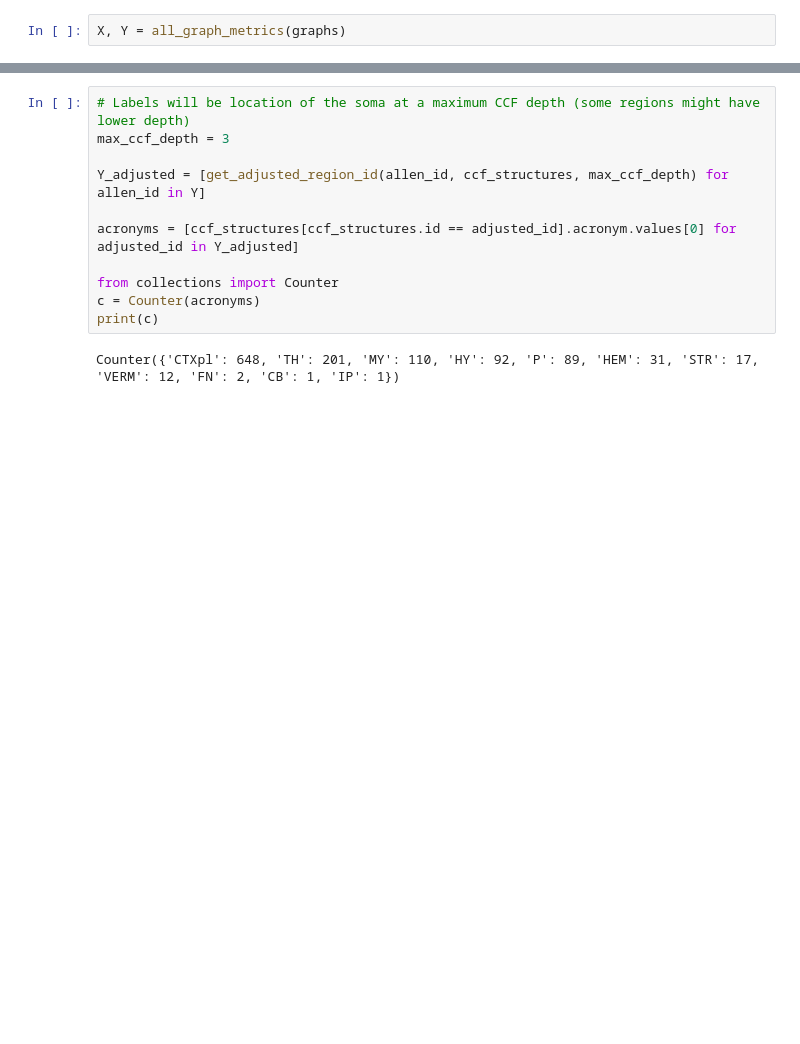
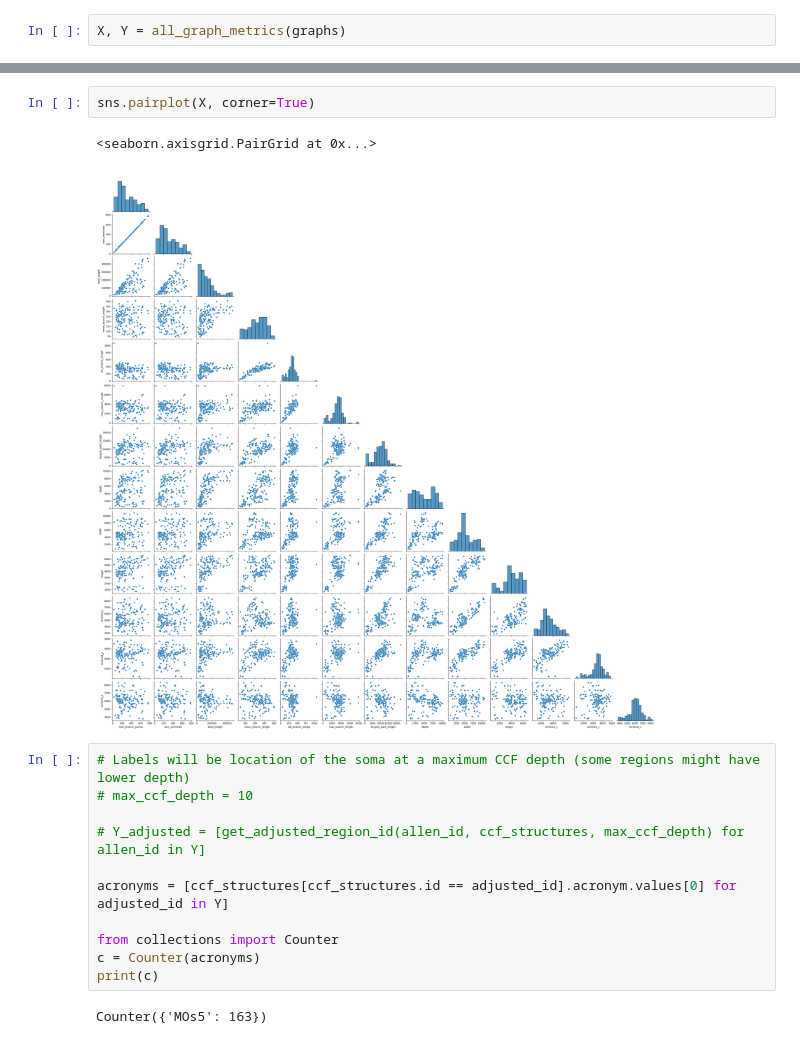
Before and after one commit to AllenNeuralDynamics/CNC-Exaspim-Workshop, a Jupyter notebook: code/networkx.ipynb, the cells around one changed output, grey strips where cells are left out. Drawn from its saved outputs; the diff is of its cells as text; blank space fills up the shorter version.

```diff
--- a/code/networkx.ipynb
+++ b/code/networkx.ipynb
@@ -745,16 +864,21 @@ print(Y)
+# %%
+sns.pairplot(X, corner=True)
+# %% [output]
+<seaborn.axisgrid.PairGrid at 0x...>
+[figure, added]
 # %%
 # Labels will be location of the soma at a maximum CCF depth (some regions might have lower depth)
-max_ccf_depth = 3
+# max_ccf_depth = 10
 
-Y_adjusted = [get_adjusted_region_id(allen_id, ccf_structures, max_ccf_depth) for allen_id in Y]
+# Y_adjusted = [get_adjusted_region_id(allen_id, ccf_structures, max_ccf_depth) for allen_id in Y]
 
-acronyms = [ccf_structures[ccf_structures.id == adjusted_id].acronym.values[0] for adjusted_id in Y_adjusted]
+acronyms = [ccf_structures[ccf_structures.id == adjusted_id].acronym.values[0] for adjusted_id in Y]
 
 from collections import Counter
 c = Counter(acronyms)
 print(c)
 # %% [output]
-Counter({'CTXpl': 648, 'TH': 201, 'MY': 110, 'HY': 92, 'P': 89, 'HEM': 31, 'STR': 17, 'VERM': 12, 'FN': 2, 'CB': 1, 'IP': 1})
+Counter({'MOs5': 163})
 # %%
 from sklearn.preprocessing import StandardScaler
 
```
Also changed, not shown: parts of 40 cells of this notebook, 2 other files.
